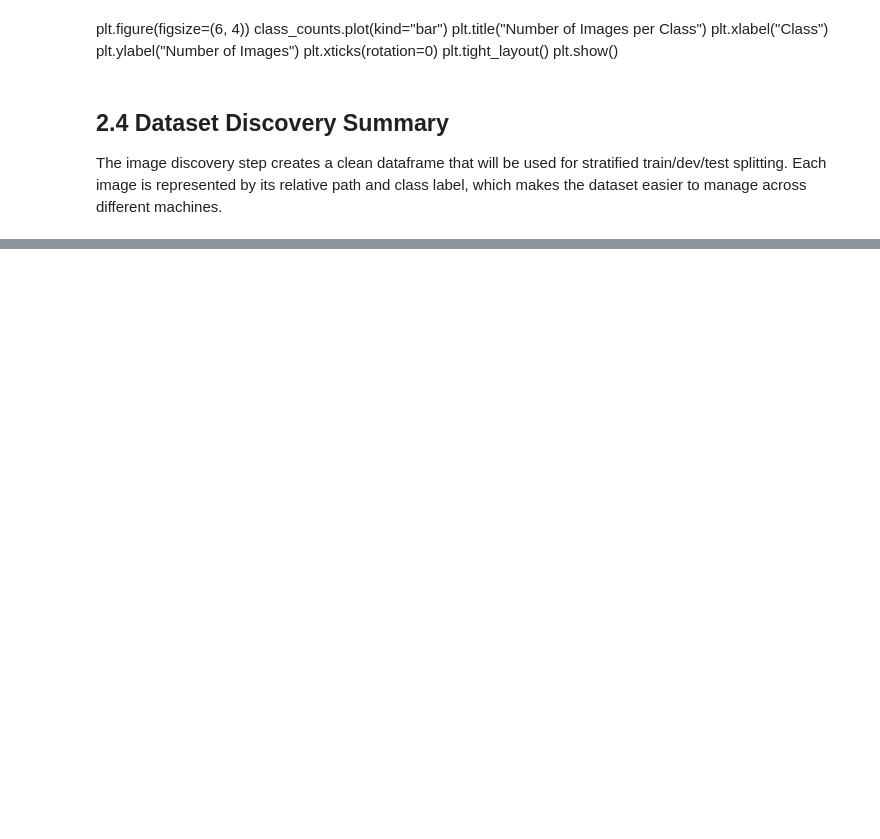
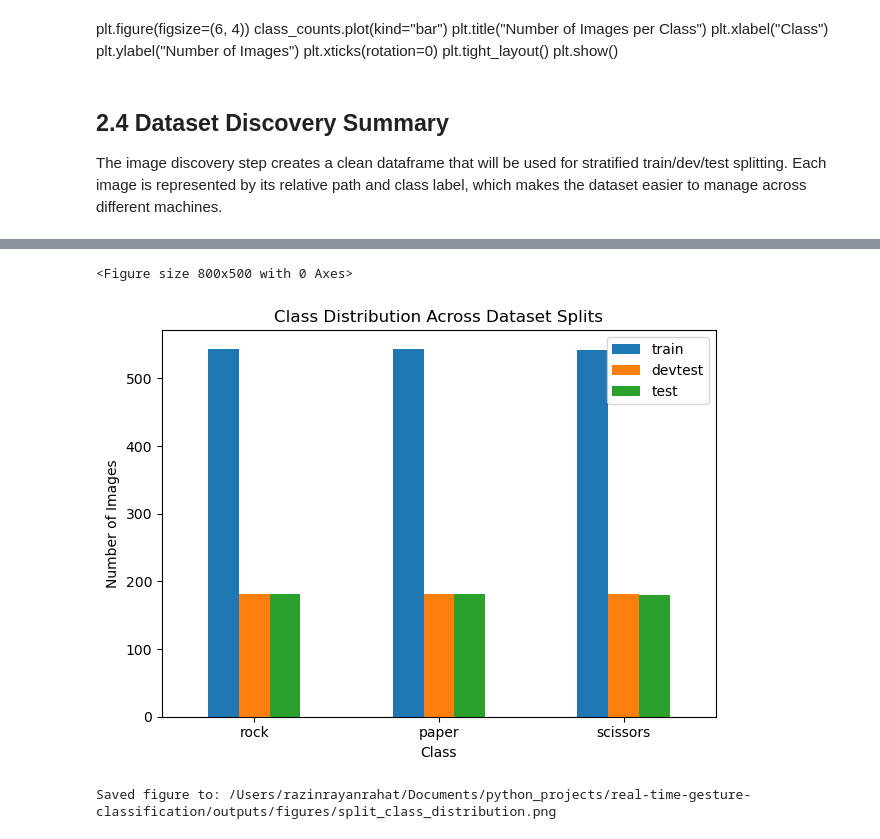
Before and after one commit to razinrahat/real-time-gesture-classification, a Jupyter notebook: notebooks/gesture_classification_experiments.ipynb, the cells around one changed output, grey strips where cells are left out. Drawn from its saved outputs; the diff is of its cells as text; code cells hidden in the pictures; blank space fills up the shorter version.

```diff
--- a/notebooks/gesture_classification_experiments.ipynb
+++ b/notebooks/gesture_classification_experiments.ipynb
@@ -200,0 +240,20 @@ The image discovery step creates a clean dataframe that will be used for stratif
+# %%
+train_df, temp_df = train_test_split(
+    images_df,
+    test_size=0.40,
+    stratify=images_df["label"],
+    random_state=SEED,
+    shuffle=True
+)
+
+devtest_df, test_df = train_test_split(
+    temp_df,
+    test_size=0.50,
+    stratify=temp_df["label"],
+    random_state=SEED,
+    shuffle=True
+)
+
+print(f"Training samples: {len(train_df)}")
+print(f"Devtest samples: {len(devtest_df)}")
+print(f"Test samples: {len(test_df)}")
@@ -200,0 +288,8 @@ The image discovery step creates a clean dataframe that will be used for stratif
+# %%
+split_distribution = pd.DataFrame({
+    "train": train_df["label"].value_counts().reindex(CLASS_NAMES),
+    "devtest": devtest_df["label"].value_counts().reindex(CLASS_NAMES),
+    "test": test_df["label"].value_counts().reindex(CLASS_NAMES)
+})
+
+split_distribution
@@ -200,0 +302,18 @@ The image discovery step creates a clean dataframe that will be used for stratif
+# %%
+plt.figure(figsize=(8, 5))
+split_distribution.plot(kind="bar")
+plt.title("Class Distribution Across Dataset Splits")
+plt.xlabel("Class")
+plt.ylabel("Number of Images")
+plt.xticks(rotation=0)
+plt.tight_layout()
+
+split_distribution_path = FIGURES_DIR / "split_class_distribution.png"
+plt.savefig(split_distribution_path, dpi=150, bbox_inches="tight")
+plt.show()
+
+print(f"Saved figure to: {split_distribution_path}")
+# %% [output]
+<Figure size 800x500 with 0 Axes>
+[figure, added]
+Saved figure to: /Users/razinrayanrahat/Documents/python_projects/real-time-gesture-classification/outputs/figures/split_class_distribution.png
```
Also changed, not shown: parts of 38 cells of this notebook, 1 other file.
